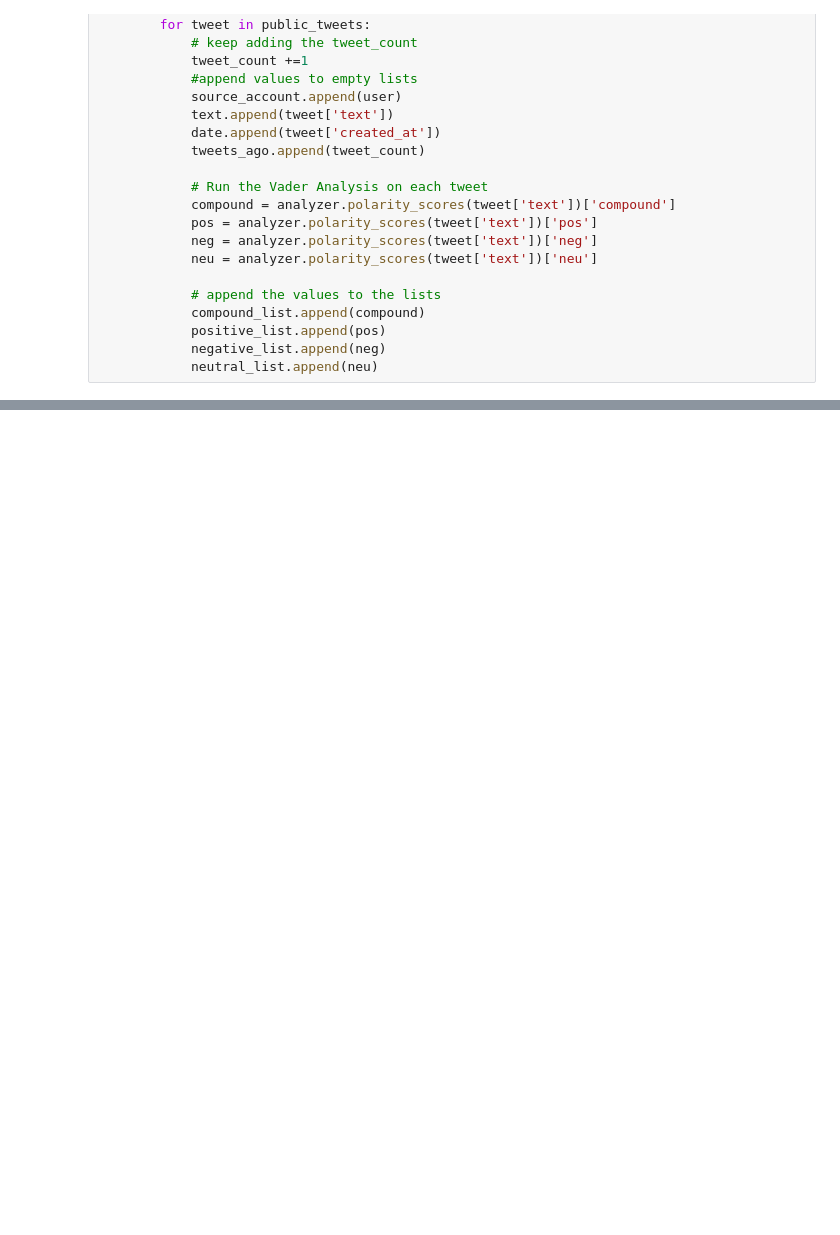
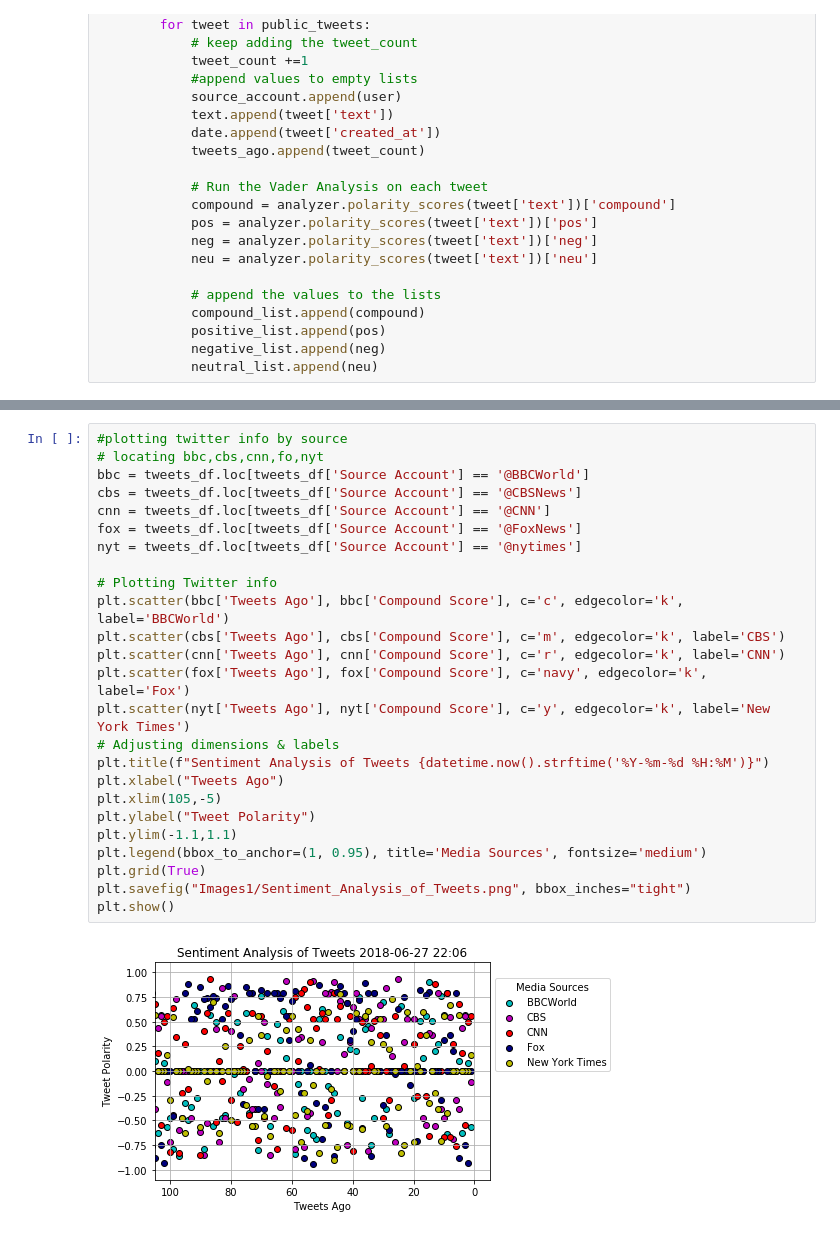
Before and after one commit to vst17/News_Analysis, a Jupyter notebook: News_Sentiment_Analysis.ipynb, the cells around one changed output, grey strips where cells are left out. Cells and saved outputs as stored; diff of their text form; blank space fills up the shorter version.

Commit message:
included scatter and bar plots based on sentiment analysis

```diff
--- a/News_Sentiment_Analysis.ipynb
+++ b/News_Sentiment_Analysis.ipynb
@@ -99,0 +99,27 @@ tweets_df.head()
+# %%
+#plotting twitter info by source
+# locating bbc,cbs,cnn,fo,nyt
+bbc = tweets_df.loc[tweets_df['Source Account'] == '@BBCWorld']
+cbs = tweets_df.loc[tweets_df['Source Account'] == '@CBSNews']
+cnn = tweets_df.loc[tweets_df['Source Account'] == '@CNN']
+fox = tweets_df.loc[tweets_df['Source Account'] == '@FoxNews']
+nyt = tweets_df.loc[tweets_df['Source Account'] == '@nytimes']
+
+# Plotting Twitter info
+plt.scatter(bbc['Tweets Ago'], bbc['Compound Score'], c='c', edgecolor='k', label='BBCWorld')
+plt.scatter(cbs['Tweets Ago'], cbs['Compound Score'], c='m', edgecolor='k', label='CBS')
+plt.scatter(cnn['Tweets Ago'], cnn['Compound Score'], c='r', edgecolor='k', label='CNN')
+plt.scatter(fox['Tweets Ago'], fox['Compound Score'], c='navy', edgecolor='k', label='Fox')
+plt.scatter(nyt['Tweets Ago'], nyt['Compound Score'], c='y', edgecolor='k', label='New York Times')
+# Adjusting dimensions & labels
+plt.title(f"Sentiment Analysis of Tweets {datetime.now().strftime('%Y-%m-%d %H:%M')}")
+plt.xlabel("Tweets Ago")
+plt.xlim(105,-5)
+plt.ylabel("Tweet Polarity")
+plt.ylim(-1.1,1.1)
+plt.legend(bbox_to_anchor=(1, 0.95), title='Media Sources', fontsize='medium')
+plt.grid(True)
+plt.savefig("Images1/Sentiment_Analysis_of_Tweets.png", bbox_inches="tight")
+plt.show()
+# %% [output]
+[figure, added]
```
Also changed, not shown: parts of 3 cells of this notebook.
